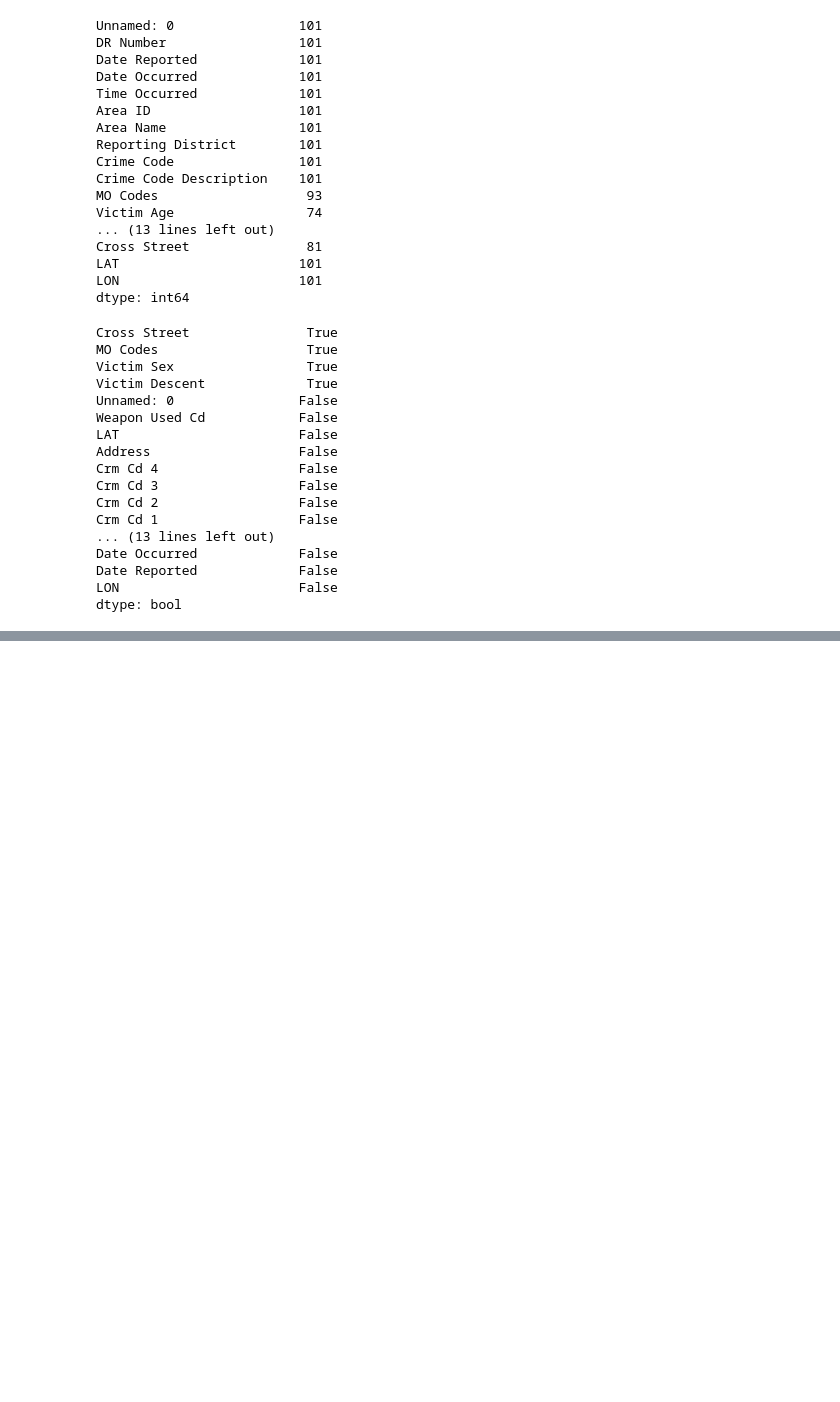
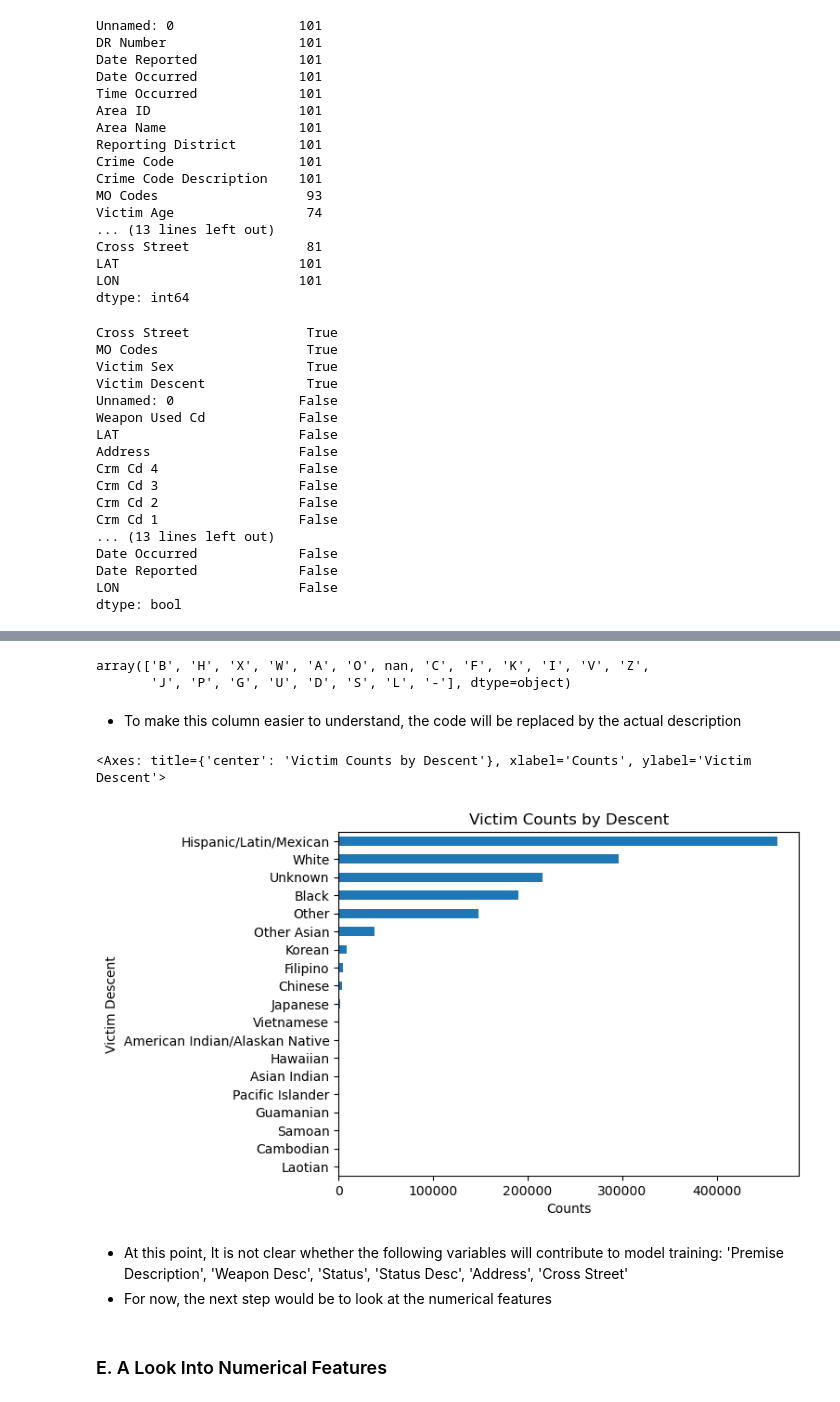
Before and after one commit to OCD0505/Springboard-Capstone-Project-Two, a Jupyter notebook: notebooks/1.0-faa-data-wrangling-initial-exploration-cleaning .ipynb, the cells around one changed output, grey strips where cells are left out. Drawn from its saved outputs; the diff is of its cells as text; code cells hidden in the pictures; blank space fills up the shorter version.

```diff
--- a/notebooks/1.0-faa-data-wrangling-initial-exploration-cleaning .ipynb
+++ b/notebooks/1.0-faa-data-wrangling-initial-exploration-cleaning .ipynb
@@ -286,0 +410,49 @@ Finally, all traffic-related duplicates can be dropped.
+# %%
+crimeDataAdj['Victim Descent'].unique()
+# %% [output]
+array(['B', 'H', 'X', 'W', 'A', 'O', nan, 'C', 'F', 'K', 'I', 'V', 'Z',
+       'J', 'P', 'G', 'U', 'D', 'S', 'L', '-'], dtype=object)
+# %% [markdown]
+- To make this column easier to understand, the code will be replaced by the actual description
+# %%
+# Dictionary created from descent codes
+
+descent_dict = {
+    'A': 'Other Asian',
+    'B': 'Black',
+    'C': 'Chinese',
+    'D': 'Cambodian',
+    'F': 'Filipino',
+    'G': 'Guamanian',
+    'H': 'Hispanic/Latin/Mexican',
+    'I': 'American Indian/Alaskan Native',
+    'J': 'Japanese',
+    'K': 'Korean',
+    'L': 'Laotian',
+    'O': 'Other',
+    'P': 'Pacific Islander',
+    'S': 'Samoan',
+    'U': 'Hawaiian',
+    'V': 'Vietnamese',
+    'W': 'White',
+    'X': 'Unknown',
+    'Z': 'Asian Indian',
+    '-': 'Unknown'
+}
+
+# using .map() method to replace codes with full description of descent
+crimeDataAdj['Victim Descent'] = crimeDataAdj['Victim Descent'].map(descent_dict)
+# %%
+# Replacing NaN with Unknown
+crimeDataAdj['Victim Descent'].fillna(value = 'Unknown', inplace= True)
+# %%
+crimeDataAdj['Victim Descent'].value_counts().sort_values().plot(kind ='barh', ylabel ='Victim Descent',\
+                                                    xlabel = 'Counts', title ='Victim Counts by Descent')
+# %% [output]
+<Axes: title={'center': 'Victim Counts by Descent'}, xlabel='Counts', ylabel='Victim Descent'>
+[figure, added]
+# %% [markdown]
+- At this point, It is not clear whether the following variables will contribute to model training: 'Premise Description', 'Weapon Desc', 'Status', 'Status Desc', 'Address', 'Cross Street'
+- For now, the next step would be to look at the numerical features
+# %% [markdown]
+### E. A Look Into Numerical Features <a id='E'></a>
```
Also changed, not shown: parts of 40 cells of this notebook.
